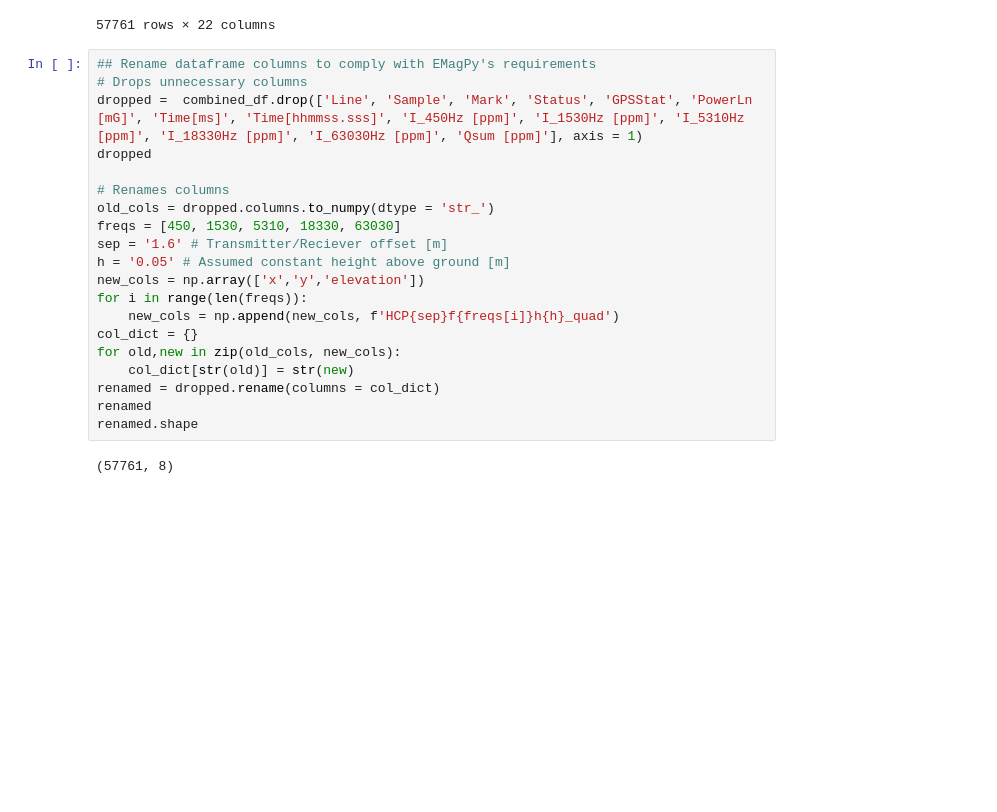
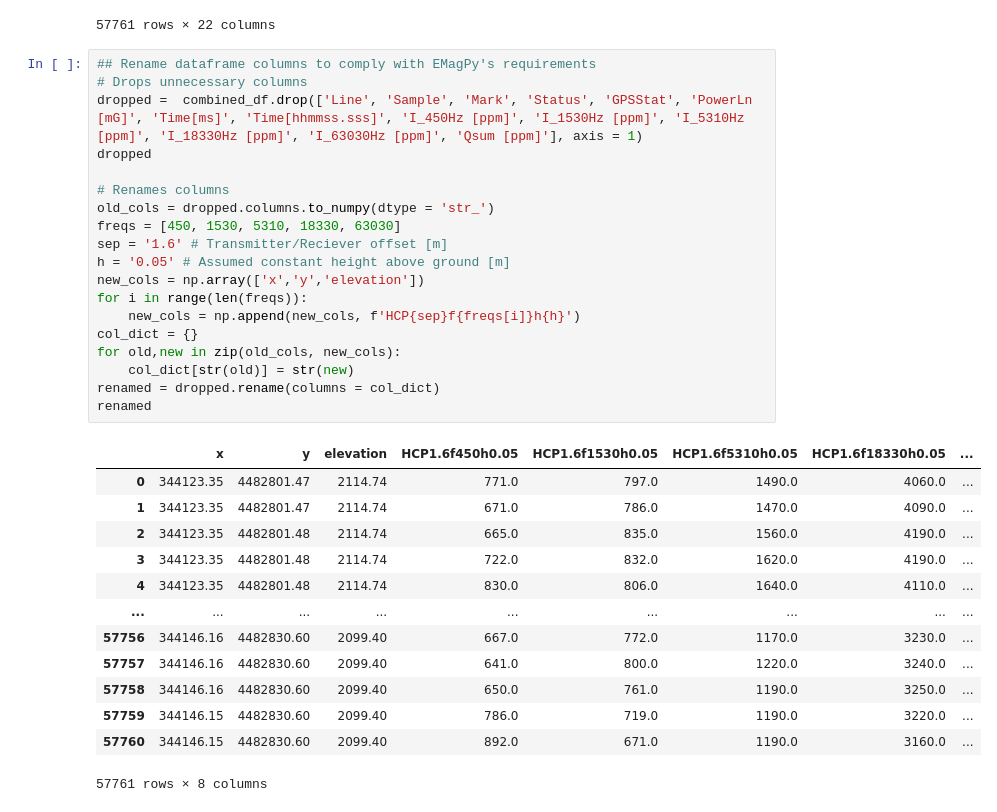
Before and after one commit to NathanSedmak/FDEM_Project_FC_2025, a Jupyter notebook: code/reformat_data.ipynb, the cells around one changed output. Drawn from its saved outputs; the diff is of its cells as text; blank space fills up the shorter version.

```diff
--- a/code/reformat_data.ipynb
+++ b/code/reformat_data.ipynb
@@ -28,25 +28,36 @@ combined_df
 # %%
 ## Rename dataframe columns to comply with EMagPy's requirements
 # Drops unnecessary columns
 dropped =  combined_df.drop(['Line', 'Sample', 'Mark', 'Status', 'GPSStat', 'PowerLn [mG]', 'Time[ms]', 'Time[hhmmss.sss]', 'I_450Hz [ppm]', 'I_1530Hz [ppm]', 'I_5310Hz [ppm]', 'I_18330Hz [ppm]', 'I_63030Hz [ppm]', 'Qsum [ppm]'], axis = 1)
 dropped
 
 # Renames columns
 old_cols = dropped.columns.to_numpy(dtype = 'str_')
 freqs = [450, 1530, 5310, 18330, 63030]
 sep = '1.6' # Transmitter/Reciever offset [m]
 h = '0.05' # Assumed constant height above ground [m]
 new_cols = np.array(['x','y','elevation'])
 for i in range(len(freqs)):
-    new_cols = np.append(new_cols, f'HCP{sep}f{freqs[i]}h{h}_quad')
+    new_cols = np.append(new_cols, f'HCP{sep}f{freqs[i]}h{h}')
 col_dict = {}
 for old,new in zip(old_cols, new_cols):
     col_dict[str(old)] = str(new)
 renamed = dropped.rename(columns = col_dict)
 renamed
-renamed.shape
 # %% [output]
+|  | x | y | elevation | HCP1.6f450h0.05 | HCP1.6f1530h0.05 | HCP1.6f5310h0.05 | HCP1.6f18330h0.05 | ... |
+| 0 | 344123.35 | 4482801.47 | 2114.74 | 771.0 | 797.0 | 1490.0 | 4060.0 | ... |
+| 1 | 344123.35 | 4482801.47 | 2114.74 | 671.0 | 786.0 | 1470.0 | 4090.0 | ... |
+| 2 | 344123.35 | 4482801.48 | 2114.74 | 665.0 | 835.0 | 1560.0 | 4190.0 | ... |
+| 3 | 344123.35 | 4482801.48 | 2114.74 | 722.0 | 832.0 | 1620.0 | 4190.0 | ... |
+| 4 | 344123.35 | 4482801.48 | 2114.74 | 830.0 | 806.0 | 1640.0 | 4110.0 | ... |
+| ... | ... | ... | ... | ... | ... | ... | ... | ... |
+| 57756 | 344146.16 | 4482830.60 | 2099.40 | 667.0 | 772.0 | 1170.0 | 3230.0 | ... |
+| 57757 | 344146.16 | 4482830.60 | 2099.40 | 641.0 | 800.0 | 1220.0 | 3240.0 | ... |
+| 57758 | 344146.16 | 4482830.60 | 2099.40 | 650.0 | 761.0 | 1190.0 | 3250.0 | ... |
+| 57759 | 344146.15 | 4482830.60 | 2099.40 | 786.0 | 719.0 | 1190.0 | 3220.0 | ... |
+| 57760 | 344146.15 | 4482830.60 | 2099.40 | 892.0 | 671.0 | 1190.0 | 3160.0 | ... |
-(57761, 8)
+57761 rows × 8 columns
 # %%
 # Calculates apparent resistivities
 mu = 4*np.pi * (10**(-7))# Assumes mu = mu_0
```
Also changed, not shown: parts of 2 cells of this notebook, 6 other files.
